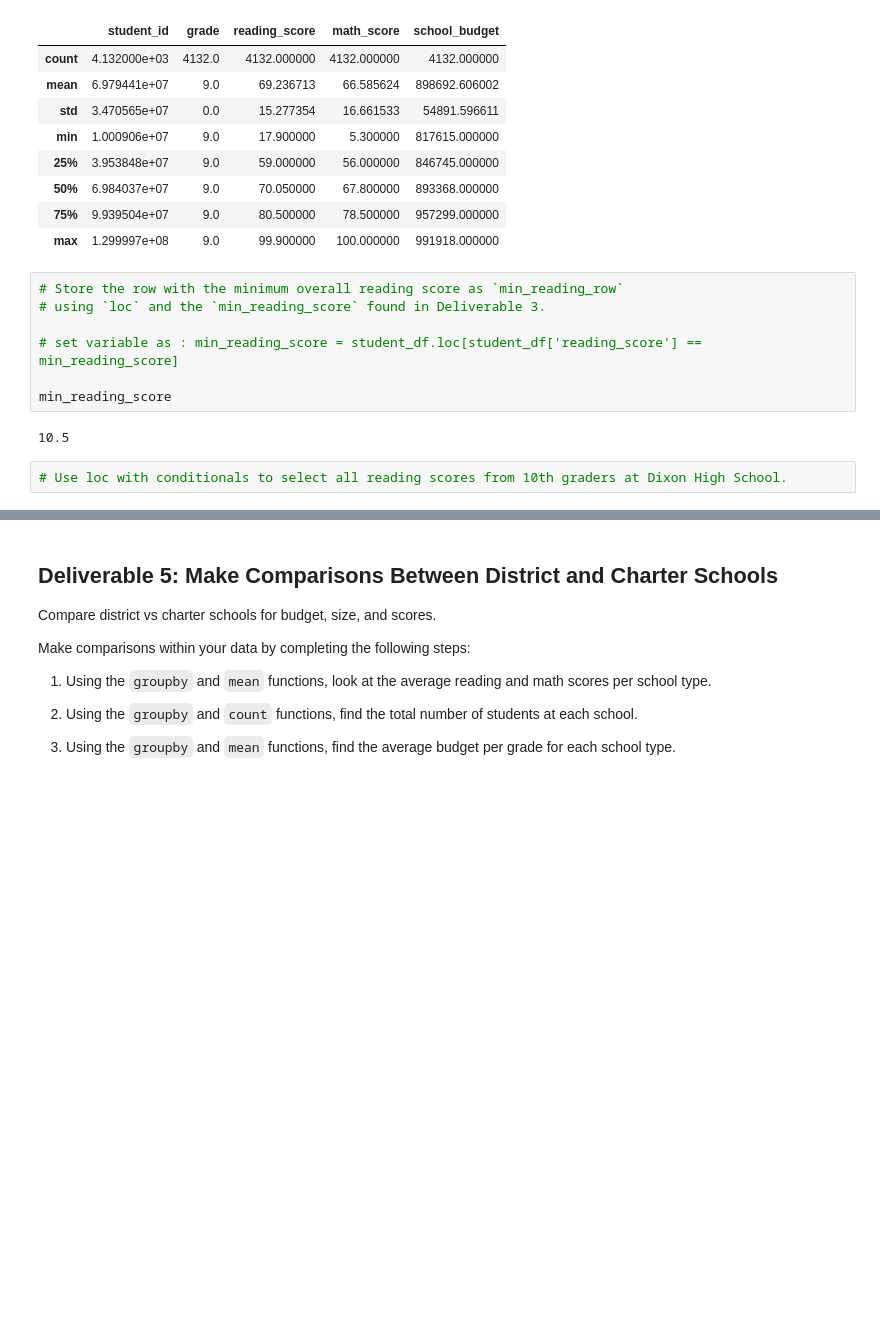
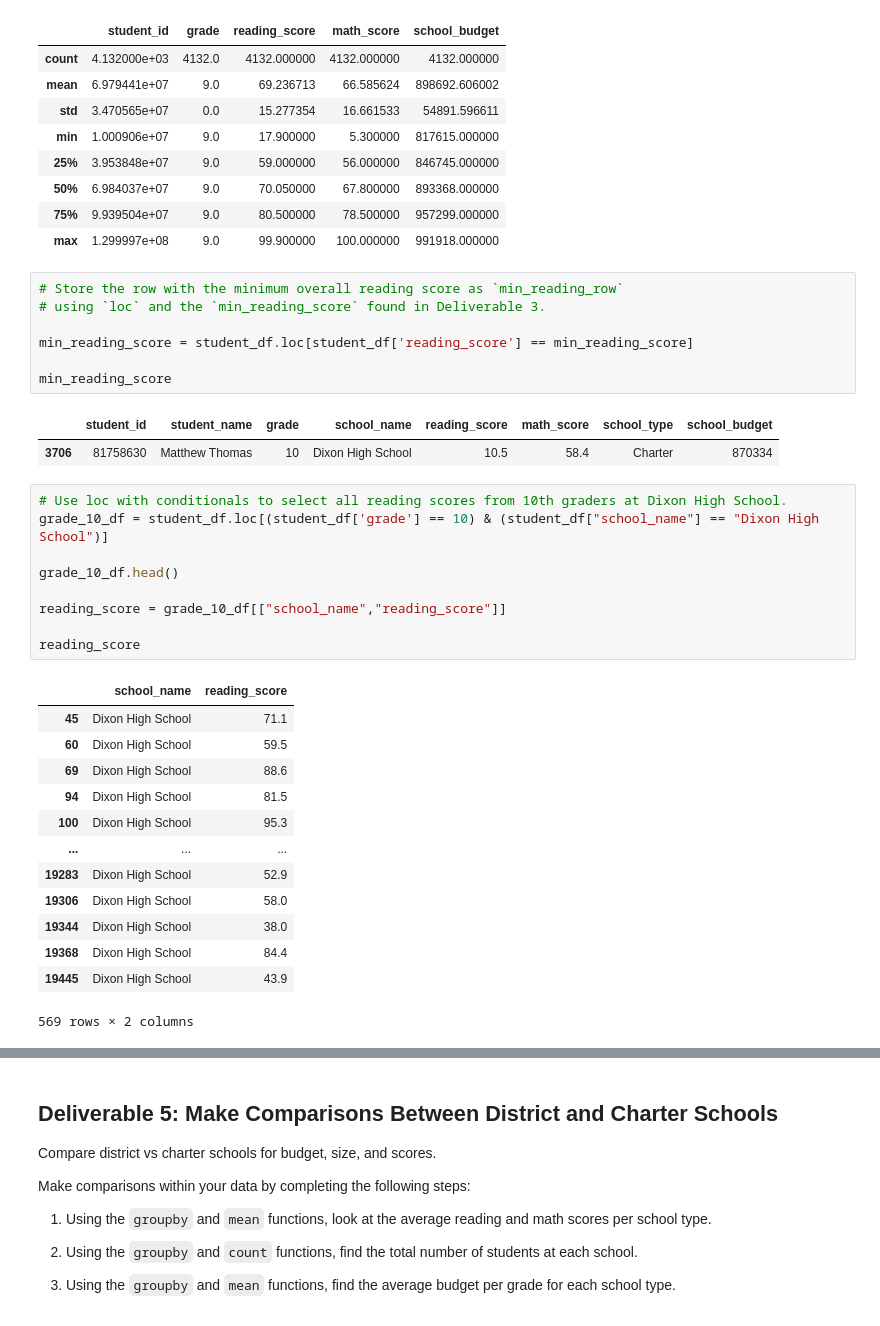
Before and after one commit to mali43219/School_District_Analysis, a Jupyter notebook: Student_Data_Challenge_Starter_Code.ipynb, the cells around one changed output, grey strips where cells are left out. Cells and saved outputs as stored; diff of their text form; blank space fills up the shorter version.

```diff
--- a/Student_Data_Challenge_Starter_Code.ipynb
+++ b/Student_Data_Challenge_Starter_Code.ipynb
@@ -234,12 +234,34 @@ grade_9_df.describe()
 # Store the row with the minimum overall reading score as `min_reading_row`
 # using `loc` and the `min_reading_score` found in Deliverable 3.
 
-# set variable as : min_reading_score = student_df.loc[student_df['reading_score'] == min_reading_score]
+min_reading_score = student_df.loc[student_df['reading_score'] == min_reading_score]
 
 min_reading_score
 # %% [output]
-10.5
+|  | student_id | student_name | grade | school_name | reading_score | math_score | school_type | school_budget |
+| 3706 | 81758630 | Matthew Thomas | 10 | Dixon High School | 10.5 | 58.4 | Charter | 870334 |
 # %%
 # Use loc with conditionals to select all reading scores from 10th graders at Dixon High School.
+grade_10_df = student_df.loc[(student_df['grade'] == 10) & (student_df["school_name"] == "Dixon High School")]
+
+grade_10_df.head()
+
+reading_score = grade_10_df[["school_name","reading_score"]]
+
+reading_score
+# %% [output]
+|  | school_name | reading_score |
+| 45 | Dixon High School | 71.1 |
+| 60 | Dixon High School | 59.5 |
+| 69 | Dixon High School | 88.6 |
+| 94 | Dixon High School | 81.5 |
+| 100 | Dixon High School | 95.3 |
+| ... | ... | ... |
+| 19283 | Dixon High School | 52.9 |
+| 19306 | Dixon High School | 58.0 |
+| 19344 | Dixon High School | 38.0 |
+| 19368 | Dixon High School | 84.4 |
+| 19445 | Dixon High School | 43.9 |
+569 rows × 2 columns
 # %%
 # Find the mean reading score for all students in grades 11 and 12 combined.
```
Also changed, not shown: parts of 5 cells of this notebook.
